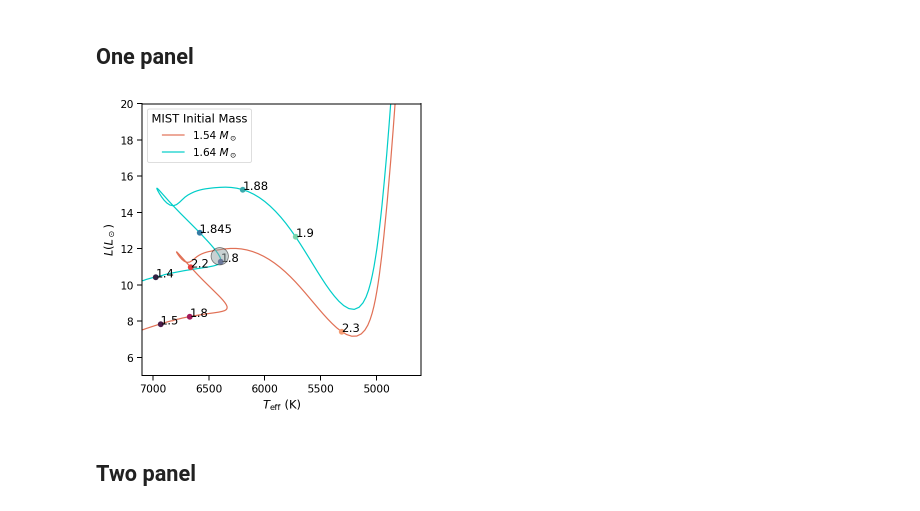
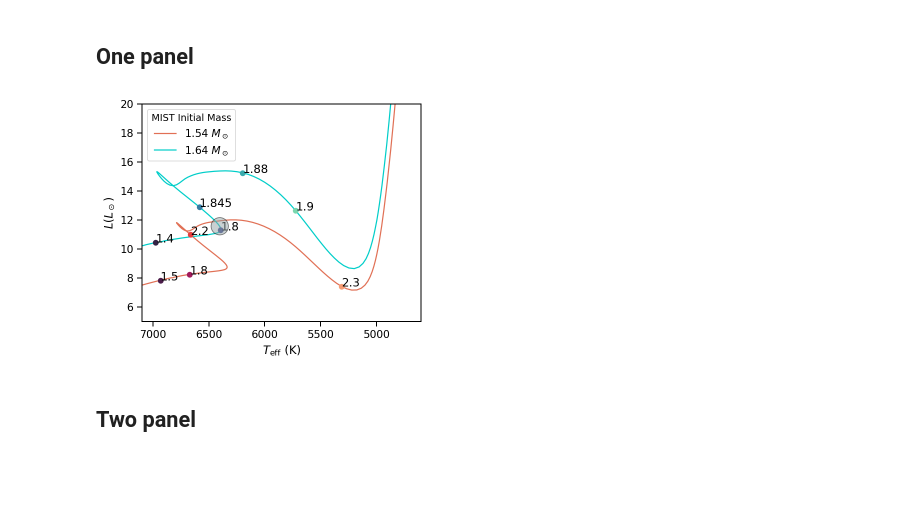
Before and after one commit to BrownDwarf/disperse, a Jupyter notebook: notebooks/07_theory/07_10_isochrones_and_insolation.ipynb, the cells around one changed output. Saved outputs shown, nothing was run; the diff lists cells and outputs as text; code cells hidden in the pictures; blank space fills up the shorter version.

```diff
--- a/notebooks/07_theory/07_10_isochrones_and_insolation.ipynb
+++ b/notebooks/07_theory/07_10_isochrones_and_insolation.ipynb
@@ -120,30 +120,30 @@ times, times2
 # %% [markdown]
 ## One panel
 # %%
-fig, ax = plt.subplots(1, 1, figsize=(5, 5), sharey=True, sharex=False)
+fig, ax = plt.subplots(1, 1, figsize=(5, 4), sharey=True, sharex=False)
 
 ax.plot(df_isomass.Teff, 10**df_isomass.logL,c='#e17055', label='1.54 $M_\odot$');
 ax.plot(df_isomass1p8.Teff, 10**df_isomass1p8.logL,c='#00cec9', label='1.64 $M_\odot$');
 for i, index in enumerate(indices):
     ax.plot(df_isomass.Teff.iloc[index], 10**df_isomass.logL.iloc[index], 'o', color=pal[i])
     ax.text(df_isomass.Teff.iloc[index], 10**df_isomass.logL.iloc[index], times[i])
 for i, index in enumerate(indices2):
     ax.plot(df_isomass1p8.Teff.iloc[index], 10**df_isomass1p8.logL.iloc[index], 'o', color=pal2[i])
     ax.text(df_isomass1p8.Teff.iloc[index], 10**df_isomass1p8.logL.iloc[index], times2[i])
 ax.scatter([6406], [11.6], marker='o', color='#95a5a6', zorder=12, s=300,ec='k', alpha=0.5)
 
 ax.set_xlim(7100, 4600)
 ax.set_ylim(5, 20)
 ax.set_xticks([7000, 6500, 6000, 5500, 5000])
 ax.set_xlabel('$T_\mathrm{eff}$ (K)')
 ax.legend(title='MIST Initial Mass')
 ax.set_ylabel('$L (L_\odot)$')
 
 plt.xlabel('$T_\mathrm{eff}$ (K)')
 plt.yscale('linear')
 plt.savefig('../../paper/paper1/figures/MIST_only_HATP.png', dpi=300, bbox_inches='tight')
 # %% [output]
-[figure, old version]
+[figure, new version]
 # %% [markdown]
 ## Two panel
 # %%
```
Also changed, not shown: parts of 1 cell of this notebook, 4 other files.
